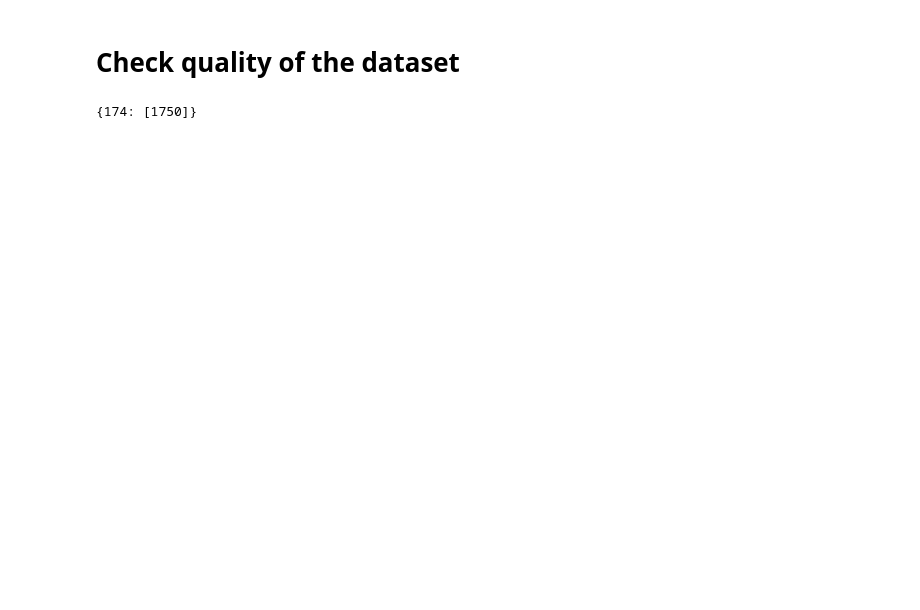
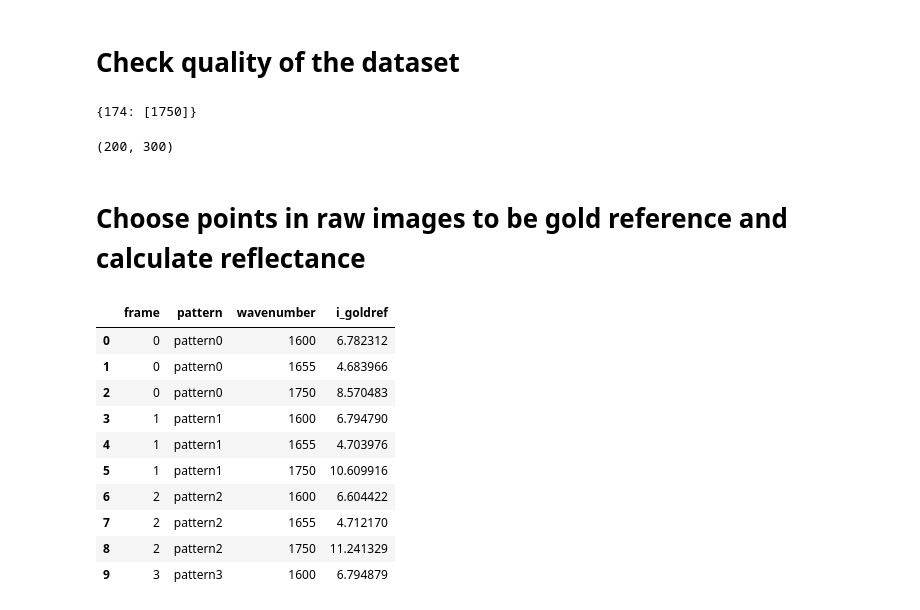
Before and after one commit to jiangyuxin682/qcl-image-analysis, a Jupyter notebook: notebooks/01_inspect_single_image.ipynb, the cells around one changed output. Saved outputs shown, nothing was run; the diff lists cells and outputs as text; code cells hidden in the pictures; blank space fills up the shorter version.

```diff
--- a/notebooks/01_inspect_single_image.ipynb
+++ b/notebooks/01_inspect_single_image.ipynb
@@ -108,3 +96,11 @@ incomplete = find_incomplete_frames(
 incomplete
 # %% [output]
 {174: [1750]}
+# %%
+image_shape = validate_image_files(dataset)
+
+image_shape
+# %% [output]
+(200, 300)
+# %% [markdown]
+# Choose points in raw images to be gold reference and calculate reflectance
@@ -110,0 +128,31 @@ incomplete
+# %%
+from qcl_analysis.reflectance import (
+    add_gold_reference_signals,
+    load_reflectance_image,
+)
+
+reflectance_dataset = add_gold_reference_signals(
+    dataset,
+    n_pixels=100,
+)
+
+reflectance_dataset[
+    [
+        "frame",
+        "pattern",
+        "wavenumber",
+        "i_goldref",
+    ]
+].head(10)
+# %% [output]
+|  | frame | pattern | wavenumber | i_goldref |
+| 0 | 0 | pattern0 | 1600 | 6.782312 |
+| 1 | 0 | pattern0 | 1655 | 4.683966 |
+| 2 | 0 | pattern0 | 1750 | 8.570483 |
+| 3 | 1 | pattern1 | 1600 | 6.794790 |
+| 4 | 1 | pattern1 | 1655 | 4.703976 |
+| 5 | 1 | pattern1 | 1750 | 10.609916 |
+| 6 | 2 | pattern2 | 1600 | 6.604422 |
+| 7 | 2 | pattern2 | 1655 | 4.712170 |
+| 8 | 2 | pattern2 | 1750 | 11.241329 |
+| 9 | 3 | pattern3 | 1600 | 6.794879 |
```
Also changed, not shown: parts of 10 cells of this notebook, 7 other files.
